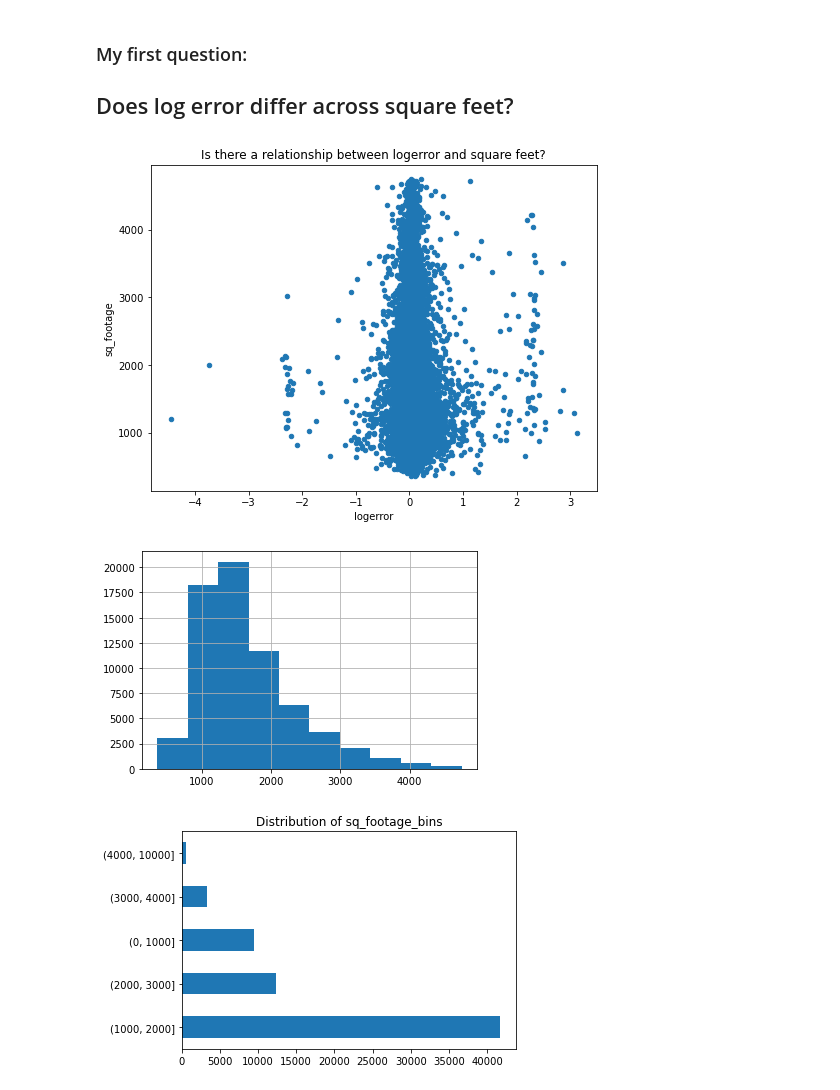
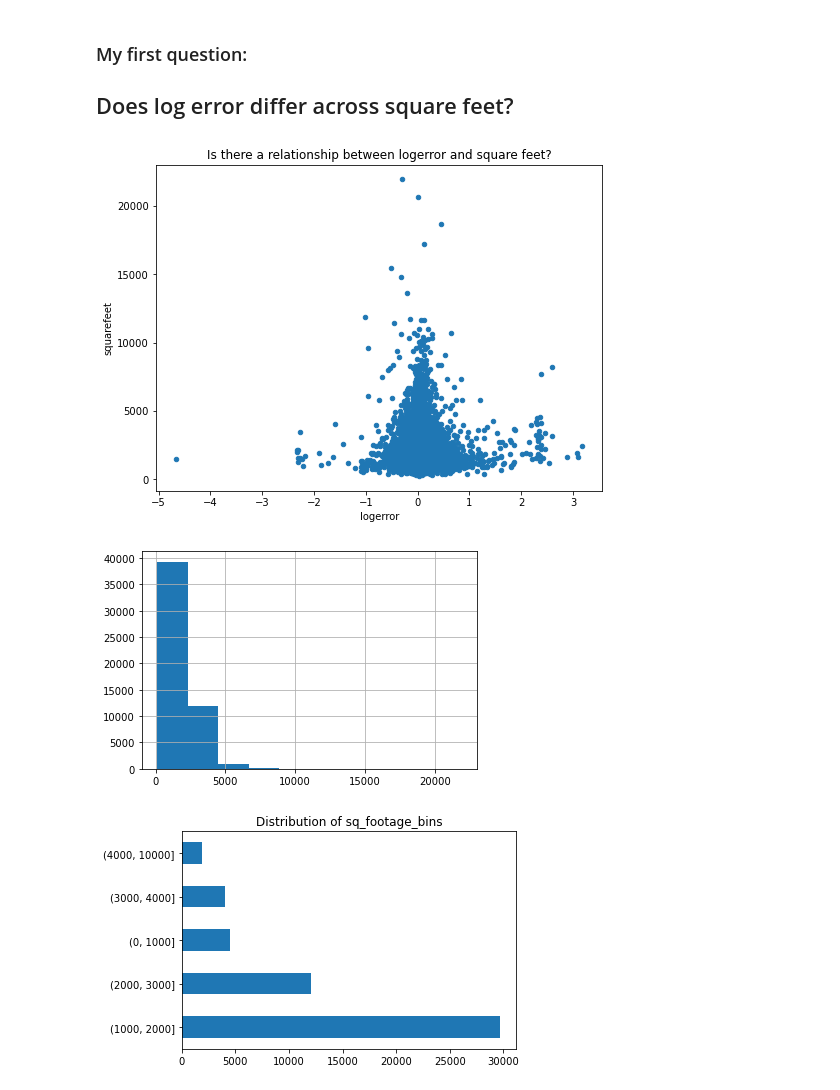
Before and after one commit to The-Sorceress-and-the-Barbarian/Zillow-Clusterfication, a Jupyter notebook: Individual Works/jos-zillow-workbook.ipynb, the cells around one changed output. Drawn from its saved outputs; the diff is of its cells as text; code cells hidden in the pictures.

Commit message:
finished wrangle

```diff
--- a/Individual Works/jos-zillow-workbook.ipynb
+++ b/Individual Works/jos-zillow-workbook.ipynb
@@ -61,2 +61,2 @@ import jos_wrangle as wrangle
 # %%
-df = wrangle.wrangle_zillow()
+df = wrangle.get_zillow_data()
@@ -133,5 +136,5 @@ for ax, col in zip(axs, df.select_dtypes('number')):
 # %%
 # Binning square footage for comparison and visualization purposes
-df['sq_footage_bins'] = pd.cut(df.sq_footage, [0, 1000, 2000,3000,4000, 10000])
+df['sq_ft_bins'] = pd.cut(df.squarefeet, [0, 1000, 2000,3000,4000, 10000])
 df.head()
 # %% [output]
@@ -145,4 +146,0 @@ df.head()
-# %%
-df['transactiondate'] = pd.to_datetime(df['transactiondate'])
-df['month'] = pd.DatetimeIndex(df['transactiondate']).month
-df.head()
@@ -157,4 +147,4 @@ df.head()
 # %%
 # Binning transactiondate for comparison and visualization purposes
-df['month_bins'] = pd.cut(df.month, [0,3,6,9,12])
-df.head()
+df['years_old'] = 2017 - df['year_built']
+#df['year_bins'] = pd.cut(df.years_old, [0,3,6,9,12])
@@ -206,24 +190,24 @@ train.shape, validate.shape, test.shape
 # Let's look at the relationship between log error and square feet
 train.plot.scatter(
     x="logerror",
-    y="sq_footage",
+    y="squarefeet",
     title='Is there a relationship between logerror and square feet?',
     figsize=(8, 6),
 );
 # %% [output]
-[figure, old version]
+[figure, new version]
 # %%
 # Distribution of square footage
-df.sq_footage.hist();
+df.squarefeet.hist();
 # %% [output]
-[figure, old version]
+[figure, new version]
 # %%
 # Distribution of square footage by bins
 # Looks like most properties are between 1,000-2,000 square feet
 
-df.sq_footage_bins.value_counts().plot.barh(title='Distribution of sq_footage_bins');
+df.sq_ft_bins.value_counts().plot.barh(title='Distribution of sq_footage_bins');
 # %% [output]
-[figure, old version]
+[figure, new version]
 # %%
 # Let's look at how log error compares across square footage by bins
 # It doesn't look like there's much difference
```
Also changed, not shown: parts of 37 cells of this notebook, 1 other file.
